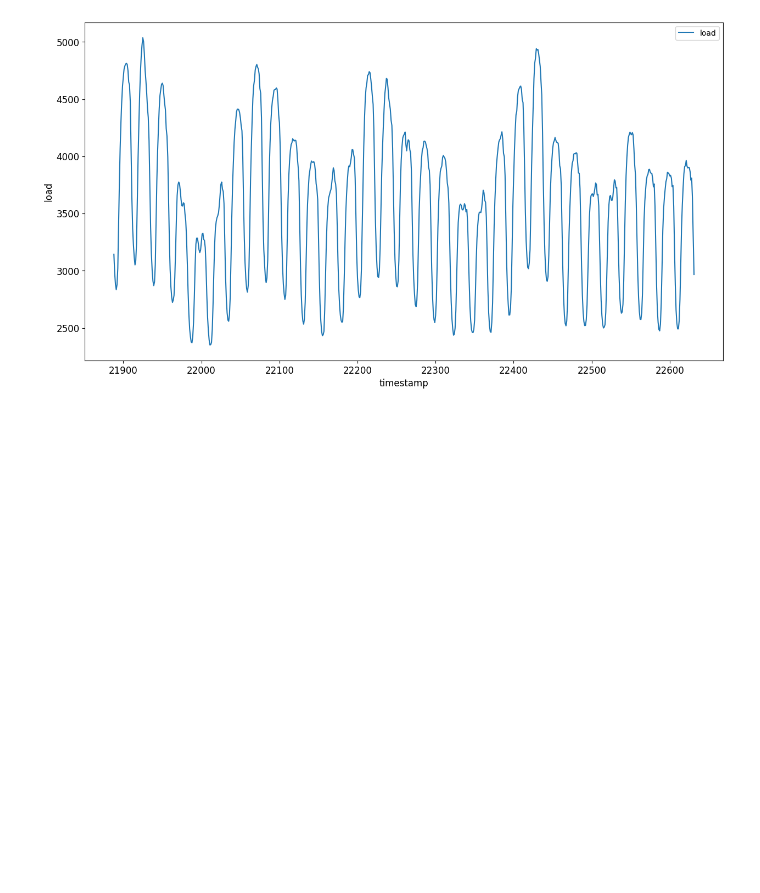
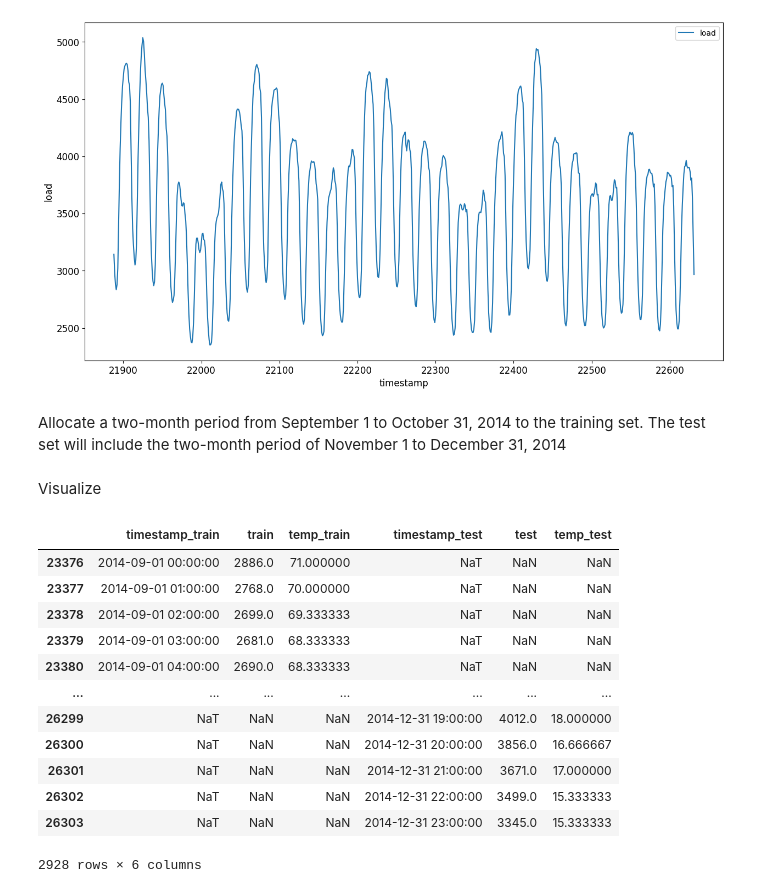
Before and after one commit to omarelwaliely/datascience, a Jupyter notebook: microsoft_beginner_ml/power_analysis/power_analysis.ipynb, the cells around one changed output. Cells and saved outputs as stored; diff of their text form; code cells hidden in the pictures; blank space fills up the shorter version.

```diff
--- a/microsoft_beginner_ml/power_analysis/power_analysis.ipynb
+++ b/microsoft_beginner_ml/power_analysis/power_analysis.ipynb
@@ -26,3 +33,5 @@ plt.ylabel('load', fontsize=12)
 plt.show()
 # %% [output]
 [figure]
+# %% [markdown]
+Allocate a two-month period from September 1 to October 31, 2014 to the training set. The test set will include the two-month period of November 1 to December 31, 2014
@@ -28,0 +41,19 @@ plt.show()
+# %% [markdown]
+Visualize
+# %%
+result = train.rename(columns={'load': 'train'}).join(test.rename(columns={'load': 'test'}), how='outer', lsuffix='_train', rsuffix='_test')
+result.head(3000)
+# %% [output]
+|  | timestamp_train | train | temp_train | timestamp_test | test | temp_test |
+| 23376 | 2014-09-01 00:00:00 | 2886.0 | 71.000000 | NaT | NaN | NaN |
+| 23377 | 2014-09-01 01:00:00 | 2768.0 | 70.000000 | NaT | NaN | NaN |
+| 23378 | 2014-09-01 02:00:00 | 2699.0 | 69.333333 | NaT | NaN | NaN |
+| 23379 | 2014-09-01 03:00:00 | 2681.0 | 68.333333 | NaT | NaN | NaN |
+| 23380 | 2014-09-01 04:00:00 | 2690.0 | 68.333333 | NaT | NaN | NaN |
+| ... | ... | ... | ... | ... | ... | ... |
+| 26299 | NaT | NaN | NaN | 2014-12-31 19:00:00 | 4012.0 | 18.000000 |
+| 26300 | NaT | NaN | NaN | 2014-12-31 20:00:00 | 3856.0 | 16.666667 |
+| 26301 | NaT | NaN | NaN | 2014-12-31 21:00:00 | 3671.0 | 17.000000 |
+| 26302 | NaT | NaN | NaN | 2014-12-31 22:00:00 | 3499.0 | 15.333333 |
+| 26303 | NaT | NaN | NaN | 2014-12-31 23:00:00 | 3345.0 | 15.333333 |
+2928 rows × 6 columns
```
Also changed, not shown: parts of 9 cells of this notebook.
